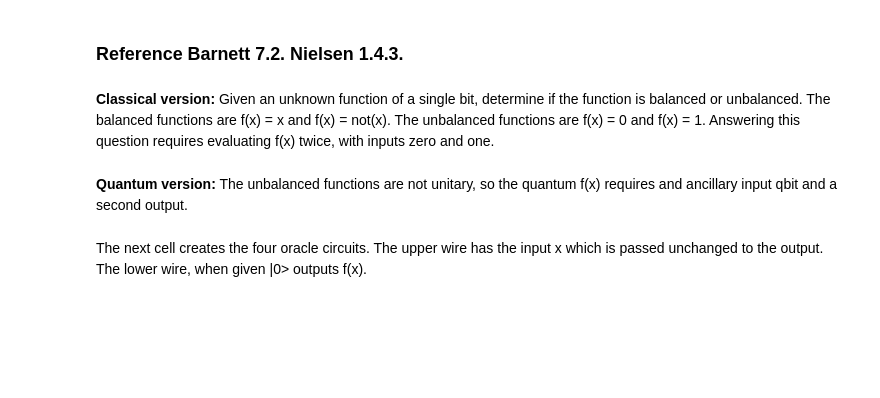
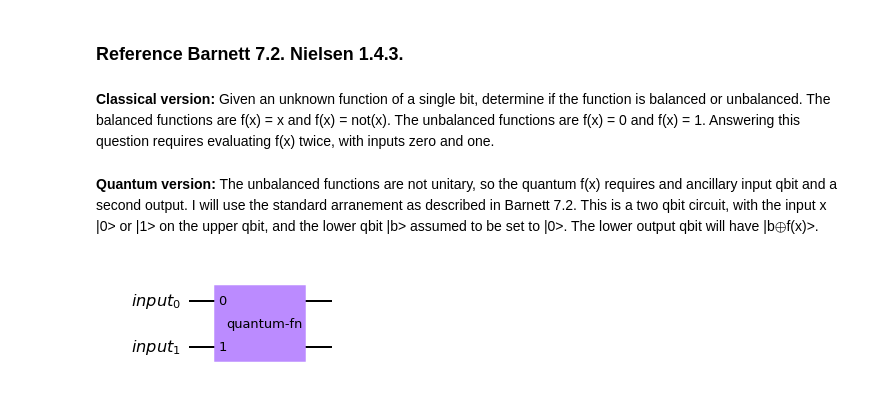
Before and after one commit to dfotland/qbit, a Jupyter notebook: deutsch.ipynb, the cells around one changed output. Drawn from its saved outputs; the diff is of its cells as text; code cells hidden in the pictures; blank space fills up the shorter version.

Commit message:
pretty outputs using mpl'

```diff
--- a/deutsch.ipynb
+++ b/deutsch.ipynb
@@ -5,4 +14,4 @@
 # %% [markdown]
 **Classical version:** Given an unknown function of a single bit, determine if the function is balanced or unbalanced. The balanced functions are f(x) = x and f(x) = not(x). The unbalanced functions are f(x) = 0 and f(x) = 1. Answering this question requires evaluating f(x) twice, with inputs zero and one.
 # %% [markdown]
-**Quantum version:** The unbalanced functions are not unitary, so the quantum f(x) requires and ancillary input qbit and a second output.
+**Quantum version:** The unbalanced functions are not unitary, so the quantum f(x) requires and ancillary input qbit and a second output. I will use the standard arranement as described in Barnett 7.2. This is a two qbit circuit, with the input x |0> or |1> on the upper qbit, and the lower qbit |b> assumed to be set to |0>. The lower output qbit will have |b$\oplus$f(x)>.
@@ -17,2 +18,8 @@ from qiskit.visualization import plot_histogram
-# %% [markdown]
-The next cell creates the four oracle circuits. The upper wire has the input x which is passed unchanged to the output. The lower wire, when given |0> outputs f(x).
+# %%
+fngate = Gate(name='quantum-fn', num_qubits=2, params=[])
+qr = QuantumRegister(2, 'input')
+qFn = QuantumCircuit(qr, name='quantum-fn')
+qFn.append(fngate, [qr[0], qr[1]])
+qFn.draw(output='mpl')
+# %% [output]
+[figure, added]
```
Also changed, not shown: parts of 16 cells of this notebook.
